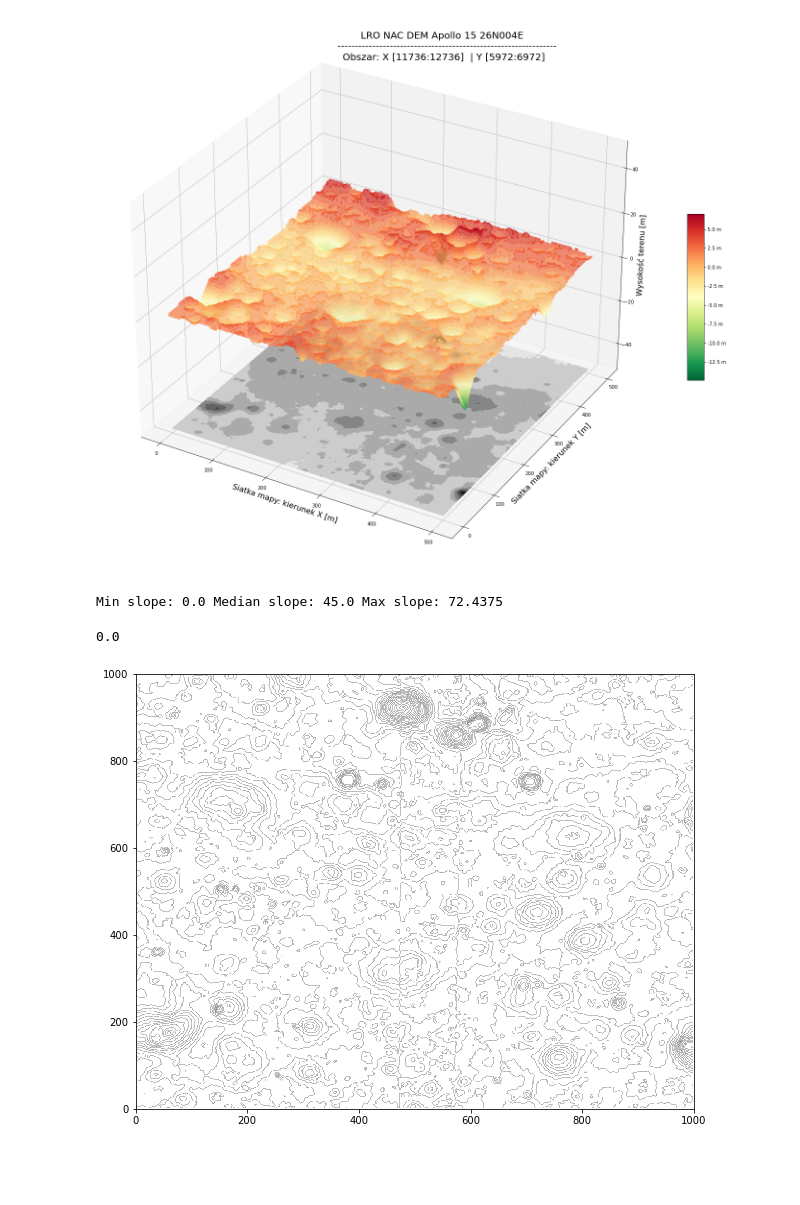
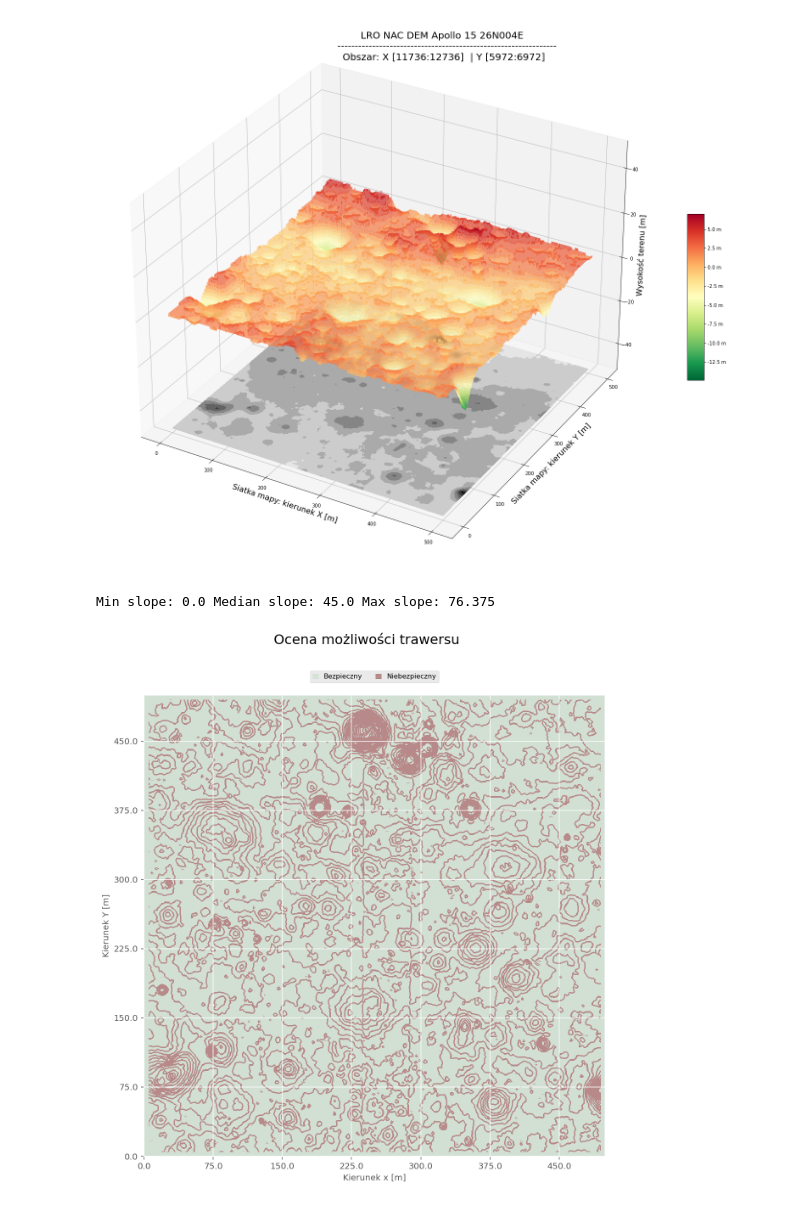
Before and after one commit to kafrankowska/Rover_Path_Planning, a Jupyter notebook: notebooks/Mapping.ipynb, the cells around one changed output. Cells and saved outputs as stored; diff of their text form; code cells hidden in the pictures; blank space fills up the shorter version.

Commit message:
Beatufiul slope plot funtion implemented

```diff
--- a/notebooks/Mapping.ipynb
+++ b/notebooks/Mapping.ipynb
@@ -92,15 +144,6 @@ def safe_area(slope, thresh=20):
 # %%
-slope = calculate_slope(img)
+analyze_slope_map(img)
 # %% [output]
-Min slope: 0.0 Median slope: 45.0 Max slope: 72.4375
+Min slope: 0.0 Median slope: 45.0 Max slope: 76.375
+[figure, added]
-# %%
-slope = safe_area(slope)
-
-print(np.min(slope))
-fig = plt.figure(figsize=(10,8))
-plt.pcolormesh(slope, vmin=0, vmax=128, cmap='Greys')
-plt.show()
-# %% [output]
-0.0
-[figure, removed]
 # %%
```
Also changed, not shown: parts of 2 cells of this notebook.
